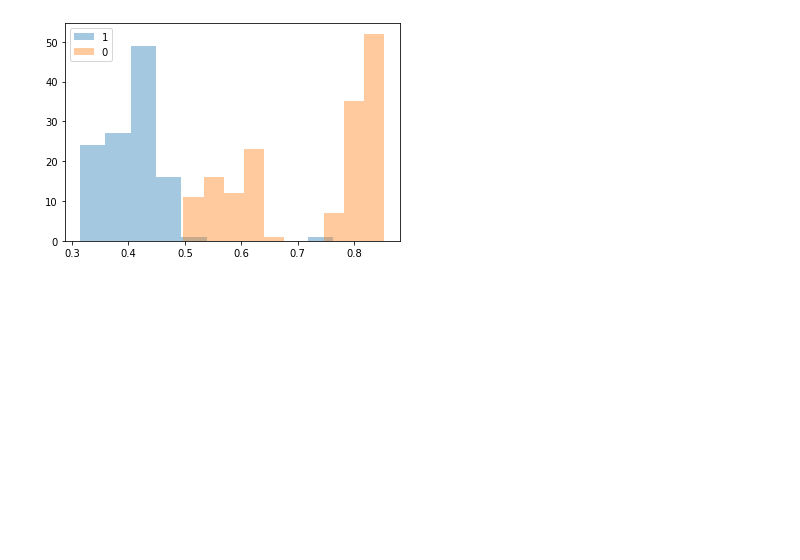
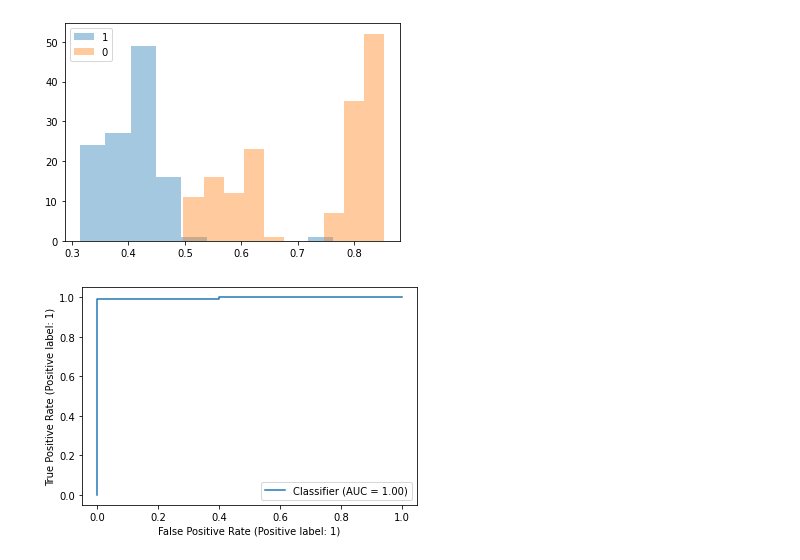
Before and after one commit to sdysch/simple-adaboost-banknotes, a Jupyter notebook: main.ipynb, the cells around one changed output. Drawn from its saved outputs; the diff is of its cells as text; code cells hidden in the pictures; blank space fills up the shorter version.

Commit message:
ROC curve

```diff
--- a/main.ipynb
+++ b/main.ipynb
@@ -109,3 +109,10 @@ _ = plt.hist(prob_df[prob_df["class"] == 0]["probability"], alpha=0.4, label="0"
 _ = plt.legend()
 # %% [output]
 [figure]
+# %%
+# ROC
+from sklearn.metrics import RocCurveDisplay
+RocCurveDisplay.from_predictions(y_test, bdt.decision_function(X_test))
+plt.show()
+# %% [output]
+[figure, added]
```
